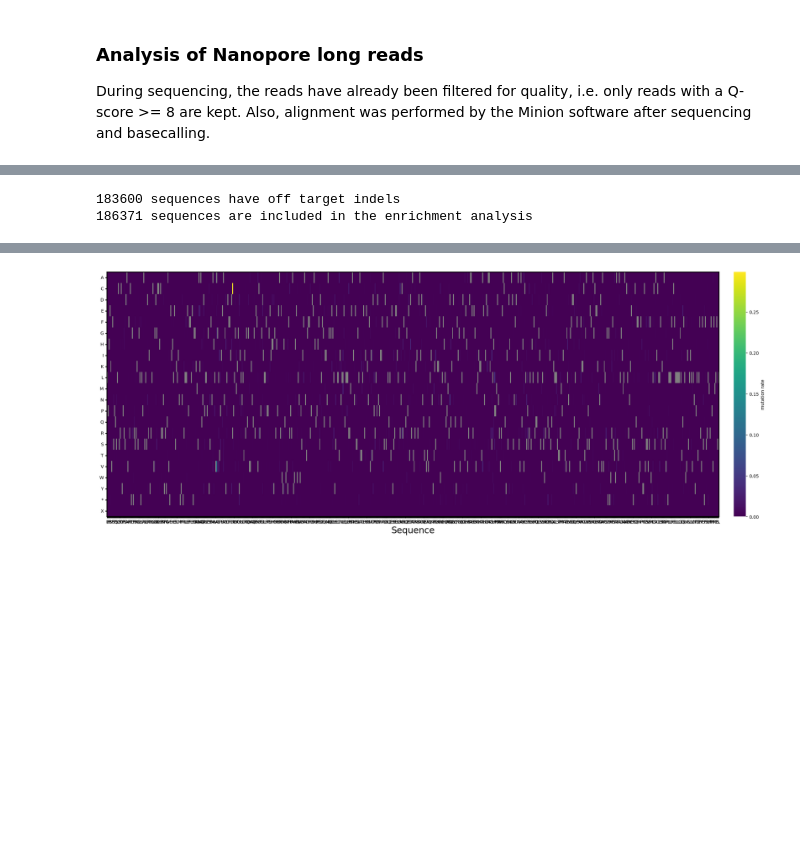
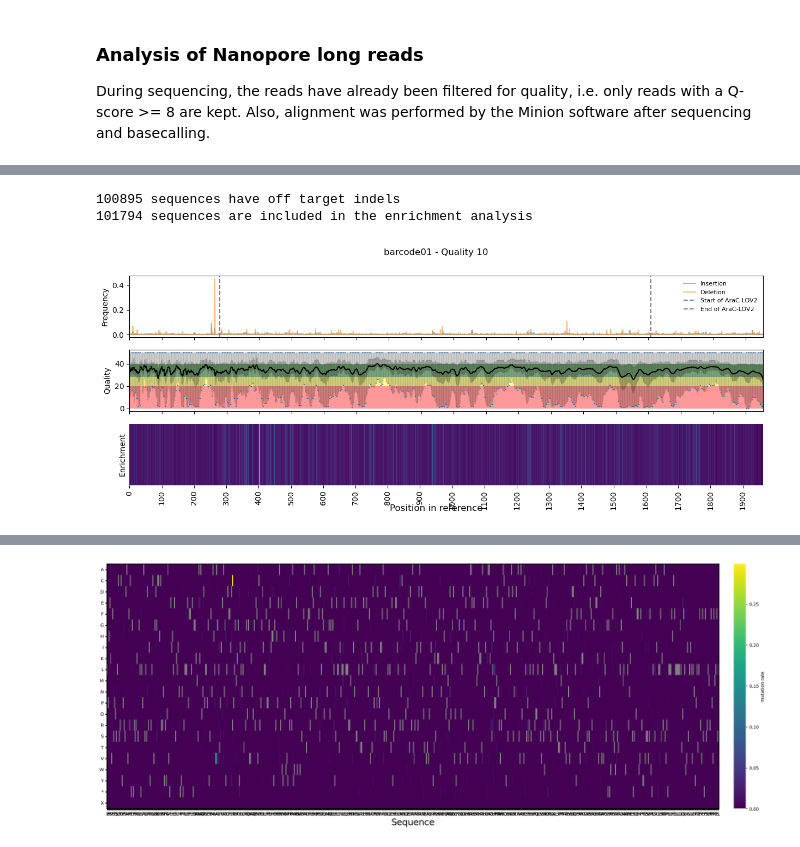
Before and after one commit to AliceHovsepyan/pogo_pance_draft, a Jupyter notebook: Nanopore_analysis.ipynb, the cells around one changed output, grey strips where cells are left out. Saved outputs shown, nothing was run; the diff lists cells and outputs as text; code cells hidden in the pictures; blank space fills up the shorter version.

```diff
--- a/Nanopore_analysis.ipynb
+++ b/Nanopore_analysis.ipynb
@@ -83,8 +46,3 @@ print(len(all_reads))
-# %%
-indels = pd.read_csv(f"/home/student/anna/DMS_analysis/data/Nanopore/{barcode}/indels.csv", index_col=0)
-start_arac =297-9
-end_arac = indels.shape[1]-355
-indels = indels/len(all_reads)
 # %%
 fig, axes = plt.subplots(figsize=(15, 5))
 plt.plot(indels.loc["I"], label = "Insertion", alpha = 0.5)
@@ -101,8 +58,0 @@ plt.show()
-# %%
-data_type = "AA"
-ref = ref_R2
-
-all_variants, enrichment_counts,enrichment_relative, indels_freq = characterize_DMS_Nanopore(aligned_reads = all_reads, ref = ref[9:], data_type = "AA")
-# %% [output]
-183600 sequences have off target indels
-186371 sequences are included in the enrichment analysis
@@ -111,0 +59,22 @@ araclov2_enr.columns = annots_R2
+# %%
+data_type = "AA"
+ref = ref_R5
+annots = annots_R5
+
+all_variants, enrichment_counts,enrichment_relative, indels_freq = characterize_DMS_Nanopore(aligned_reads = all_reads, ref = ref[9:], data_type = data_type)
+
+
+# araclov2_enr = enrichment_relative.iloc[:,(297-9)//3:-355//3]
+# araclov2_enr.columns = annots_R5
+
+enrichment_counts.to_csv(f"/home/student/anna/DMS_analysis/output/Nanopore/{barcode}/filtered_Q{quality}_maxminlen/enrichment_counts_{data_type}.csv")
+enrichment_relative.to_csv(f"/home/student/anna/DMS_analysis/output/Nanopore/{barcode}/filtered_Q{quality}_maxminlen/enrichment_relative_{data_type}.csv")
+all_variants.to_csv(f"/home/student/anna/DMS_analysis/output/Nanopore/{barcode}/filtered_Q{quality}_maxminlen/all_variants_{data_type}.csv")
+
+if data_type == "AA":
+    araclov2_enr = enrichment_relative.iloc[:,(297-9)//3:-355//3]
+    araclov2_enr.columns = annots
+    araclov2_enr.to_csv(f"/home/student/anna/DMS_analysis/output/Nanopore/{barcode}/filtered_Q{quality}_maxminlen/enrichment_relative_roi_{data_type}.csv")
+# %% [output]
+100895 sequences have off target indels
+101794 sequences are included in the enrichment analysis
@@ -112 +95,42 @@ araclov2_enr.columns = annots_R2
+# %%
+n_cut = 9
+fig, axes = plt.subplots(3,1, figsize=(15, 5))
+axes[0].plot(indels.loc["I"], label = "Insertion", alpha = 0.5)
+axes[0].plot(indels.loc["D"], label = "Deletion", alpha = 0.5)
+axes[0].set_xlim(n_cut, len(enrichment_relative.columns))
+axes[0].set_xticks(list(range(n_cut, len(enrichment_relative.columns), 100)))
+axes[0].set_xticklabels([])
+axes[0].axvline(start_arac, color = "grey", linestyle = "--", label = "Start of AraC-LOV2")
+axes[0].axvline(end_arac, color = "grey", linestyle = "--", label = "End of AraC-LOV2")
+axes[0].legend(fontsize = 8, frameon = False)
+axes[0].set_ylabel("Frequency")
+
+rect = patches.Rectangle((0,0),len(df.iloc[:,:indels.shape[1]].columns),20,linewidth=0,facecolor='r',alpha=.4)
+axes[1].add_patch(rect)
+rect = patches.Rectangle((0,20),len(df.iloc[:,:indels.shape[1]].columns),8,linewidth=0,facecolor='yellow',alpha=.4)
+axes[1].add_patch(rect)
+rect = patches.Rectangle((0,28),len(df.iloc[:,:indels.shape[1]].columns),12,linewidth=0,facecolor='g',alpha=.4)
+axes[1].add_patch(rect)
+df.iloc[:,:indels.shape[1]].mean().plot(ax=axes[1],c='black')
+boxprops = dict(linestyle='-', linewidth=0.1, color='black')
+df.iloc[:,:indels.shape[1]].plot(kind='box', ax=axes[1], grid=False, showfliers=False,
+        color=dict(boxes='black',whiskers='black'), boxprops=boxprops,     whiskerprops={'linewidth': 0.1} ) # Adjust linewidth as needed)
+axes[1].set_xlim(n_cut, len(enrichment_relative.columns))
+axes[1].set_xticks(list(range(n_cut, len(enrichment_relative.columns), 100)))
+axes[1].set_xticklabels([])
+axes[1].set_ylabel("Quality")
+
+
+
+sns.heatmap(pd.DataFrame(enrichment_relative.iloc[:-1,:].sum()).T,  ax = axes[2], cbar = False, cmap = "viridis", yticklabels=False)
+axes[2].set_xticks(list(range(0, len(enrichment_relative.columns), 100)))
+axes[2].set_xticklabels(list(range(0, len(enrichment_relative.columns), 100)))
+axes[2].set_ylabel("Enrichment")
+
+fig.suptitle(f"{barcode} - Quality {quality}")
+fig.supxlabel("Position in reference")
+#plt.savefig(f"/home/student/anna/DMS_analysis/output/Nanopore/{barcode}/enrichment_heatmap_combined.pdf", bbox_inches = "tight")
+plt.show()
+# %% [output]
+[figure, added]
 # %%
```
Also changed, not shown: parts of 17 cells of this notebook, 6 other files.
